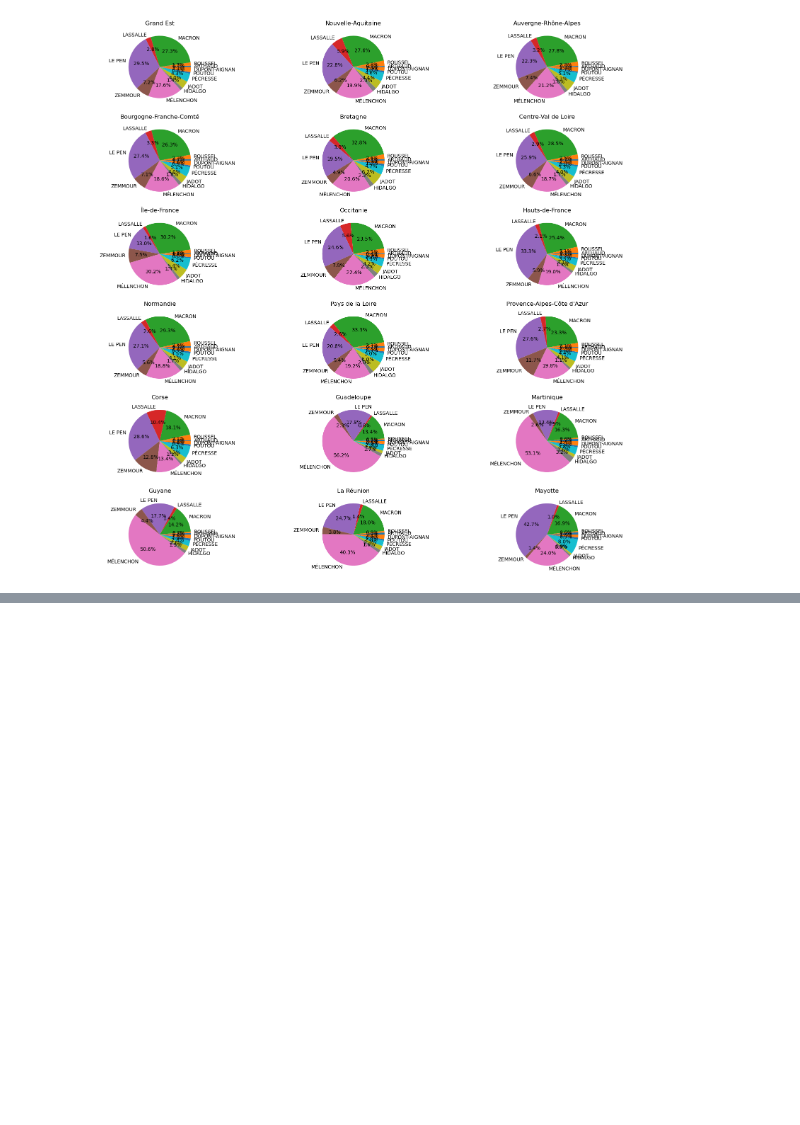
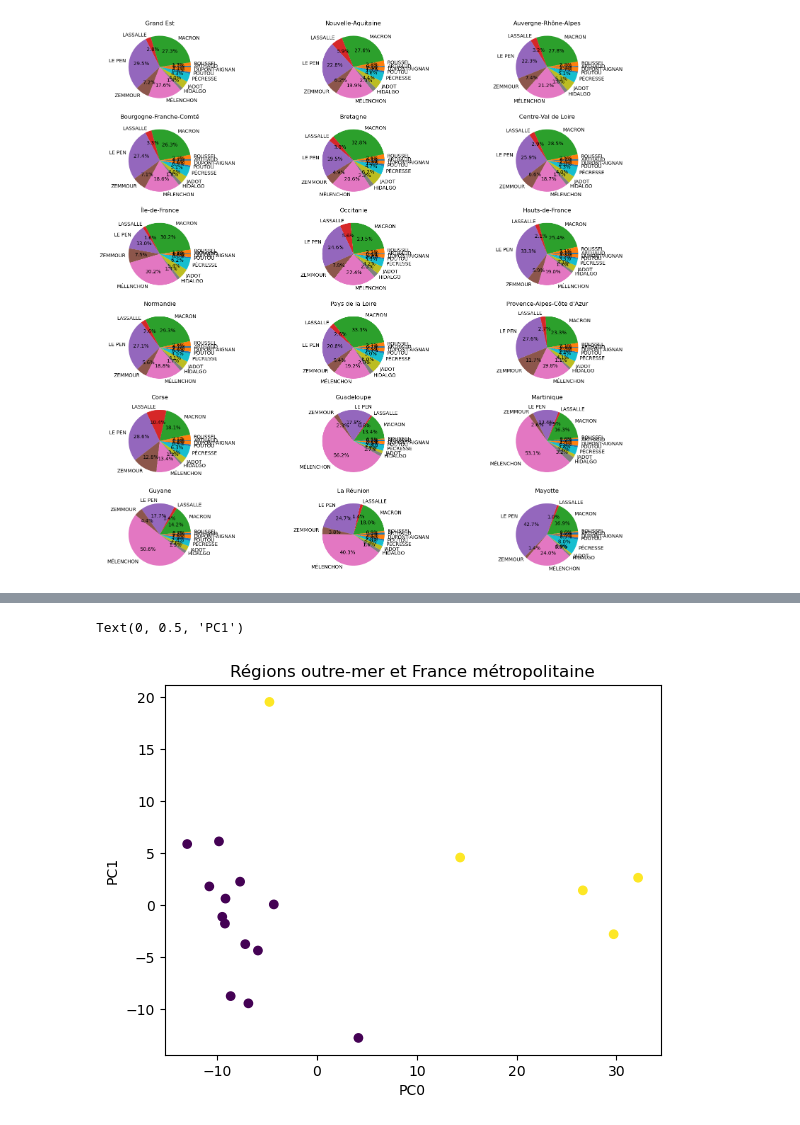
Before and after one commit to KaramKhammel/APST2-clustering, a Jupyter notebook: Projet-clustering.ipynb, the cells around one changed output, grey strips where cells are left out. Cells and saved outputs as stored; diff of their text form; code cells hidden in the pictures; blank space fills up the shorter version.

```diff
--- a/Projet-clustering.ipynb
+++ b/Projet-clustering.ipynb
@@ -129,0 +164,9 @@ plt.scatter(pca_data[:,0], pca_data[:,1], c=t)
+# %%
+y=[0,0,0,0,0,0,0,0,0,0,0,0,0,1,1,1,1,1]
+plt.scatter(pca_data[:,0], pca_data[:,1], c=y)
+plt.title('Régions outre-mer et France métropolitaine')
+plt.xlabel('PC0')
+plt.ylabel('PC1')
+# %% [output]
+Text(0, 0.5, 'PC1')
+[figure, added]
```
Also changed, not shown: parts of 38 cells of this notebook.
